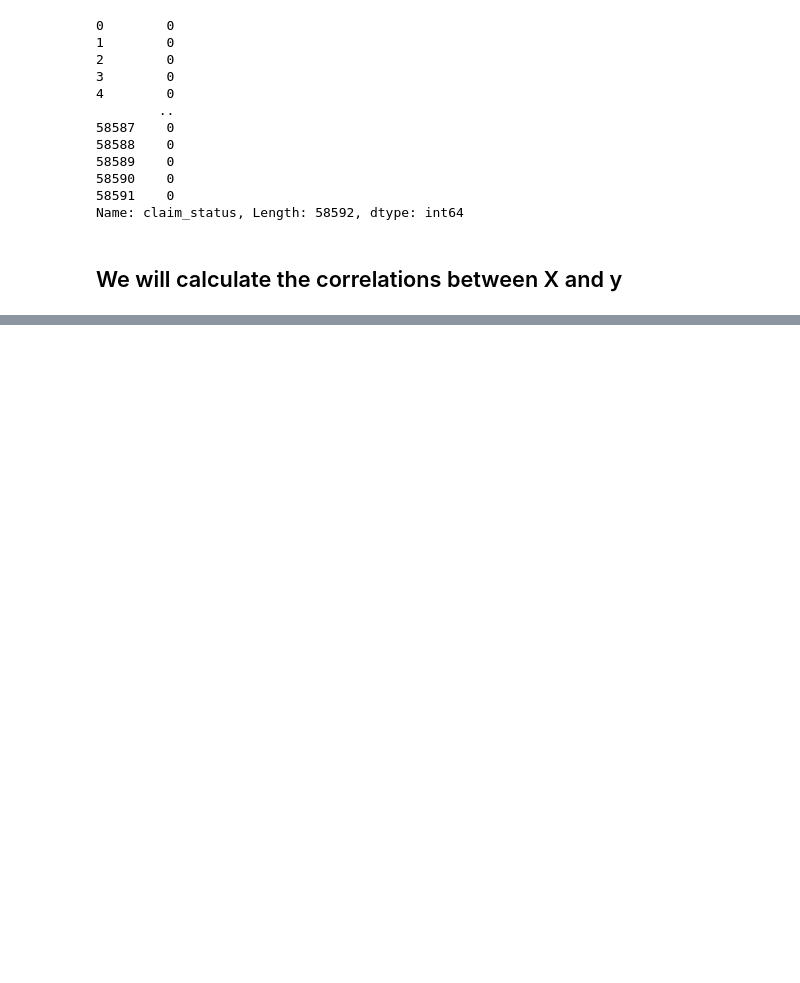
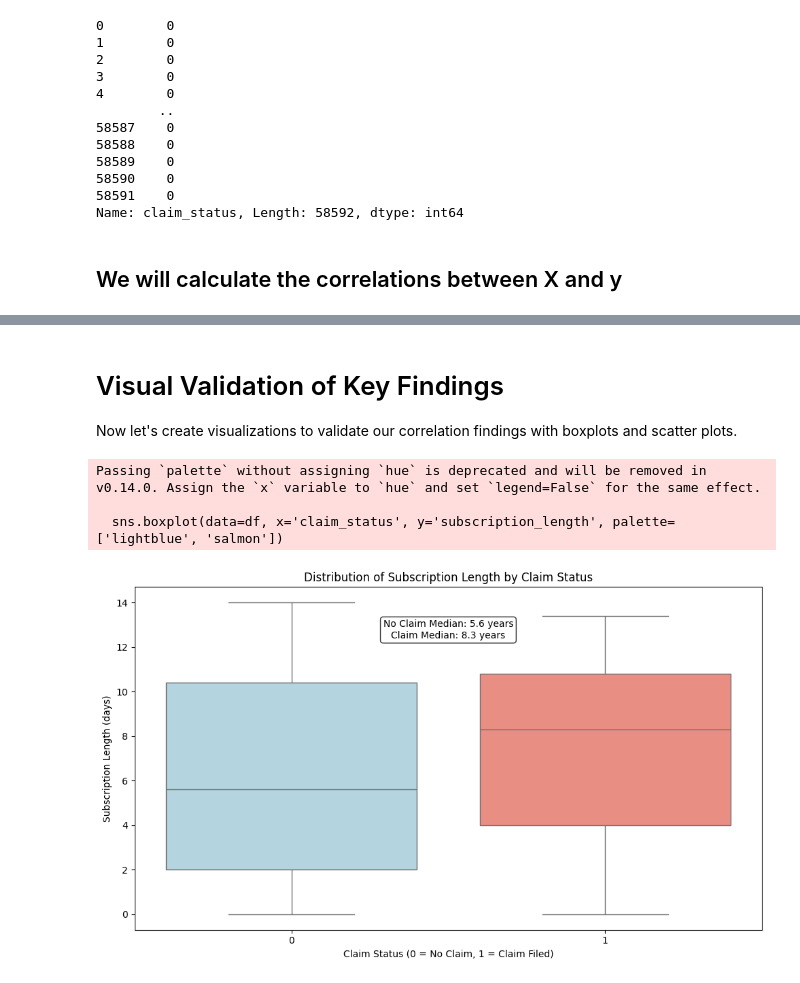
Before and after one commit to tlilimaryem7-cloud/project-2-eda-sql, a Jupyter notebook: mqiuel's_part.ipynb, the cells around one changed output, grey strips where cells are left out. Drawn from its saved outputs; the diff is of its cells as text; code cells hidden in the pictures; blank space fills up the shorter version.

Commit message:
Added boxplot about suscription length to check if there's any pattern

```diff
--- a/mqiuel's_part.ipynb
+++ b/mqiuel's_part.ipynb
@@ -289 +286,30 @@ plt.show()
+# %% [markdown]
+# Visual Validation of Key Findings
+
+Now let's create visualizations to validate our correlation findings with boxplots and scatter plots.
+# %%
+# Create boxplot showing subscription length distribution for each claim status
+
+plt.figure(figsize=(10, 6))
+sns.boxplot(data=df, x='claim_status', y='subscription_length', palette=['lightblue', 'salmon'])
+plt.xlabel('Claim Status (0 = No Claim, 1 = Claim Filed)')
+plt.ylabel('Subscription Length (days)')
+plt.title('Distribution of Subscription Length by Claim Status')
+
+# Add statistical information
+
+no_claim_median = df[df['claim_status'] == 0]['subscription_length'].median()
+claim_median = df[df['claim_status'] == 1]['subscription_length'].median()
+
+plt.text(0.5, plt.ylim()[1] * 0.9,
+         f'No Claim Median: {no_claim_median:.1f} years\nClaim Median: {claim_median:.1f} years',
+         ha='center', va='top', bbox=dict(boxstyle='round', facecolor='white', alpha=0.8))
+
+plt.tight_layout()
+plt.show()
+# %% [output]
+Passing `palette` without assigning `hue` is deprecated and will be removed in v0.14.0. Assign the `x` variable to `hue` and set `legend=False` for the same effect.
+
+  sns.boxplot(data=df, x='claim_status', y='subscription_length', palette=['lightblue', 'salmon'])
+[figure, added]
 # %% [markdown]
```
Also changed, not shown: parts of 8 cells of this notebook.
